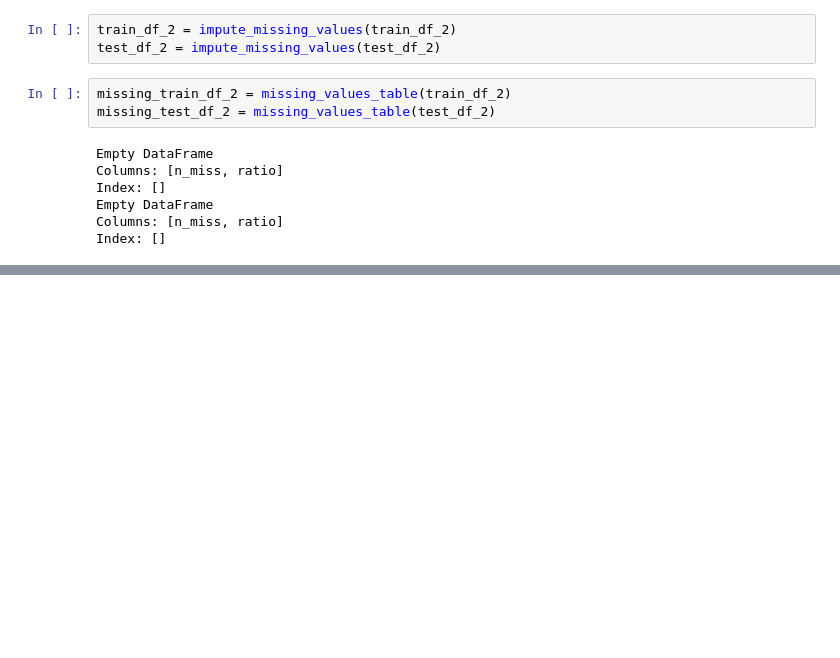
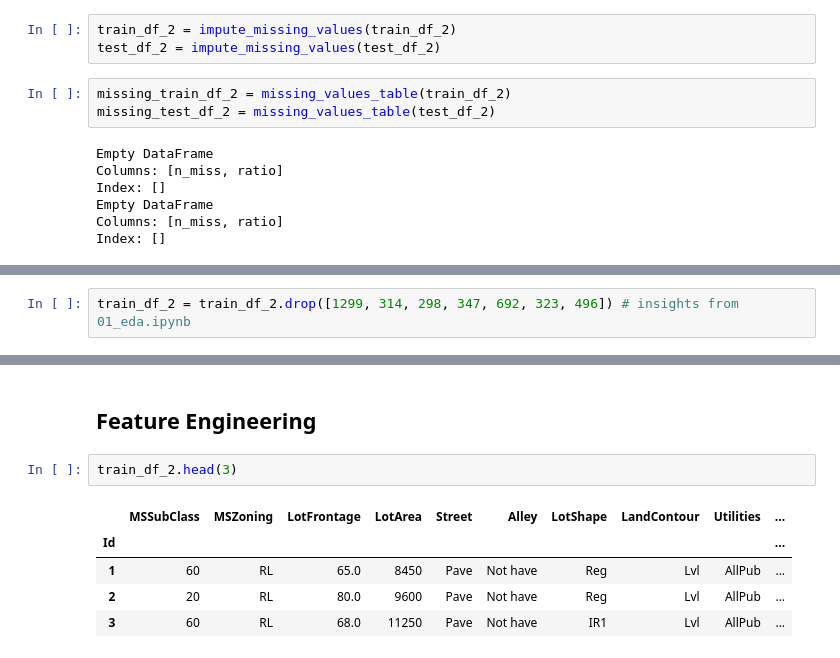
Before and after one commit to bartutaskin/House-Prices-Prediction, a Jupyter notebook: notebooks/02_feature_eng.ipynb, the cells around one changed output, grey strips where cells are left out. Drawn from its saved outputs; the diff is of its cells as text; blank space fills up the shorter version.

```diff
--- a/notebooks/02_feature_eng.ipynb
+++ b/notebooks/02_feature_eng.ipynb
@@ -82,0 +203,2 @@ Index: []
+# %%
+train_df_2 = train_df_2.drop([1299, 314, 298, 347, 692, 323, 496]) # insights from 01_eda.ipynb
@@ -82,0 +228,10 @@ Index: []
+# %% [markdown]
+## Feature Engineering
+# %%
+train_df_2.head(3)
+# %% [output]
+|  | MSSubClass | MSZoning | LotFrontage | LotArea | Street | Alley | LotShape | LandContour | Utilities | ... |
+| Id |  |  |  |  |  |  |  |  |  | ... |
+| 1 | 60 | RL | 65.0 | 8450 | Pave | Not have | Reg | Lvl | AllPub | ... |
+| 2 | 20 | RL | 80.0 | 9600 | Pave | Not have | Reg | Lvl | AllPub | ... |
+| 3 | 60 | RL | 68.0 | 11250 | Pave | Not have | IR1 | Lvl | AllPub | ... |
```
Also changed, not shown: parts of 4 cells of this notebook.
